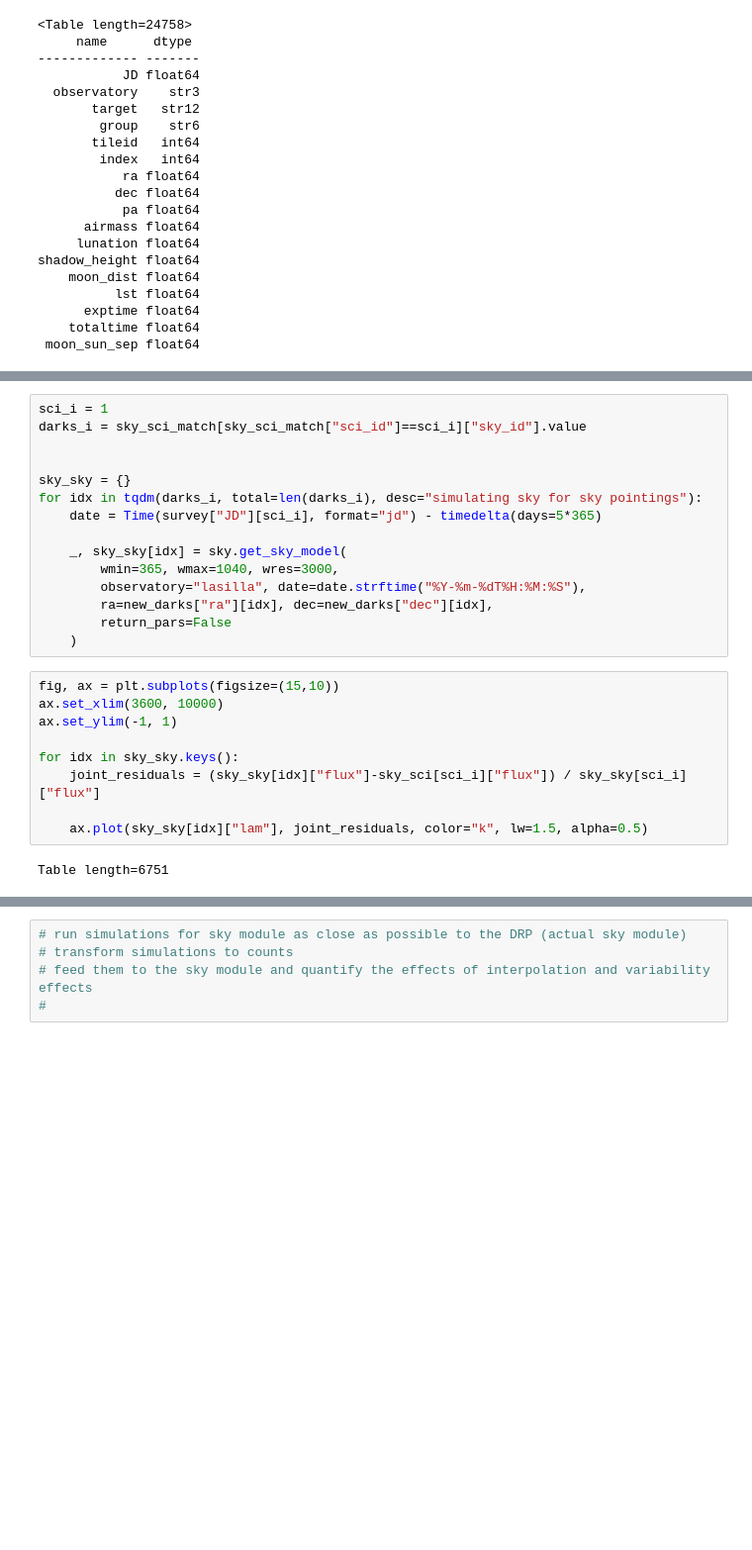
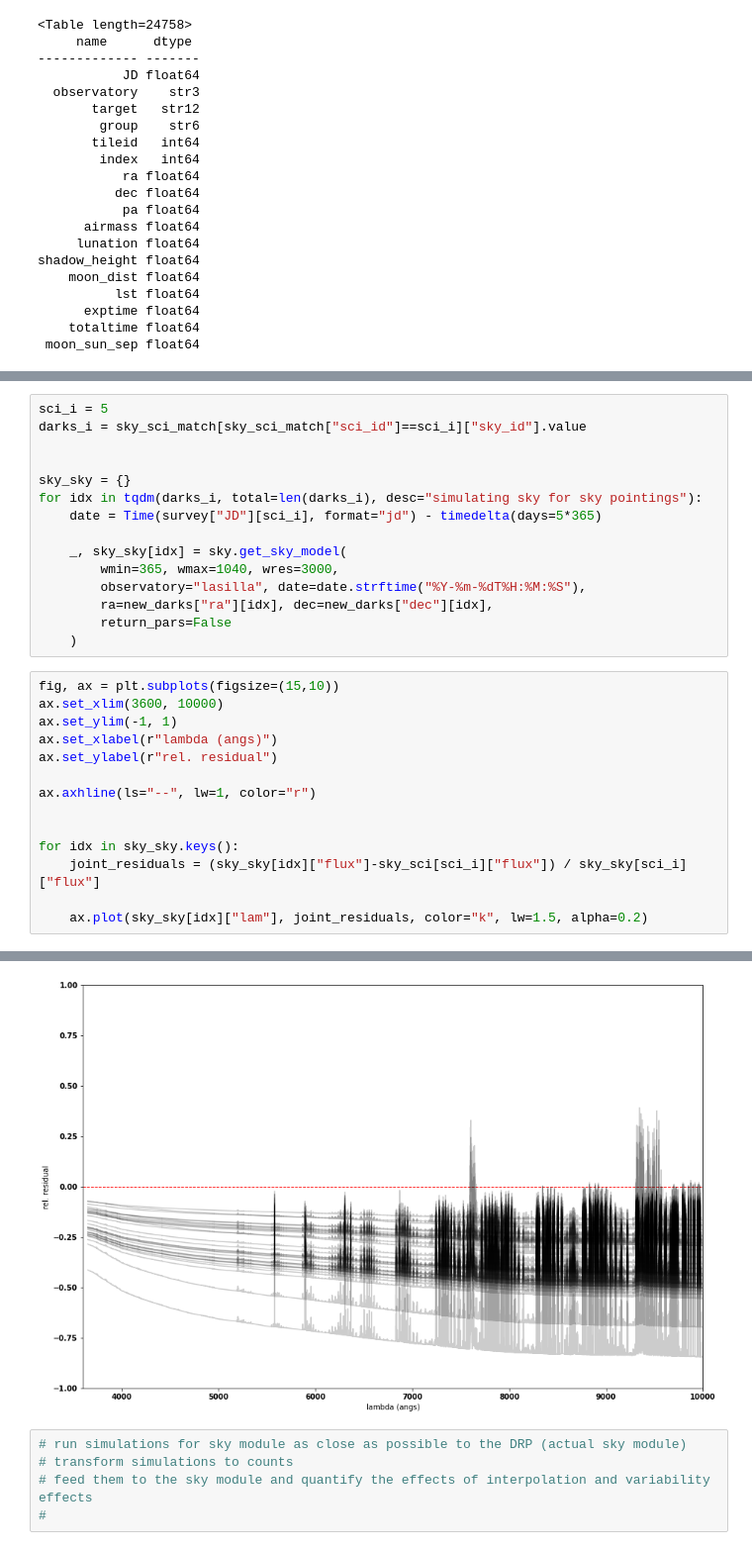
Before and after one commit to sdss/lvmdrp, a Jupyter notebook: docs/nb/sky-simulation.ipynb, the cells around one changed output, grey strips where cells are left out. Shown at 99% size. Cells and saved outputs as stored; diff of their text form; blank space fills up the shorter version.

```diff
--- a/docs/nb/sky-simulation.ipynb
+++ b/docs/nb/sky-simulation.ipynb
@@ -355,7 +314,7 @@ for idx, row in tqdm(enumerate(survey), total=len(survey), desc="simulating sky
         return_pars=False
     )
 # %%
-sci_i = 1
+sci_i = 5
 darks_i = sky_sci_match[sky_sci_match["sci_id"]==sci_i]["sky_id"].value
 
 
@@ -373,10 +332,14 @@ for idx in tqdm(darks_i, total=len(darks_i), desc="simulating sky for sky pointi
 fig, ax = plt.subplots(figsize=(15,10))
 ax.set_xlim(3600, 10000)
 ax.set_ylim(-1, 1)
+ax.set_xlabel(r"lambda (angs)")
+ax.set_ylabel(r"rel. residual")
+
+ax.axhline(ls="--", lw=1, color="r")
+
 
 for idx in sky_sky.keys():
     joint_residuals = (sky_sky[idx]["flux"]-sky_sci[sci_i]["flux"]) / sky_sky[sci_i]["flux"]
 
-    ax.plot(sky_sky[idx]["lam"], joint_residuals, color="k", lw=1.5, alpha=0.5)
+    ax.plot(sky_sky[idx]["lam"], joint_residuals, color="k", lw=1.5, alpha=0.2)
 # %% [output]
-Table length=6751
@@ -402,3 +346,4 @@ Table length=6751
+[figure, added]
 # %%
 # run simulations for sky module as close as possible to the DRP (actual sky module)
 # transform simulations to counts
```
Also changed, not shown: parts of 17 cells of this notebook.
